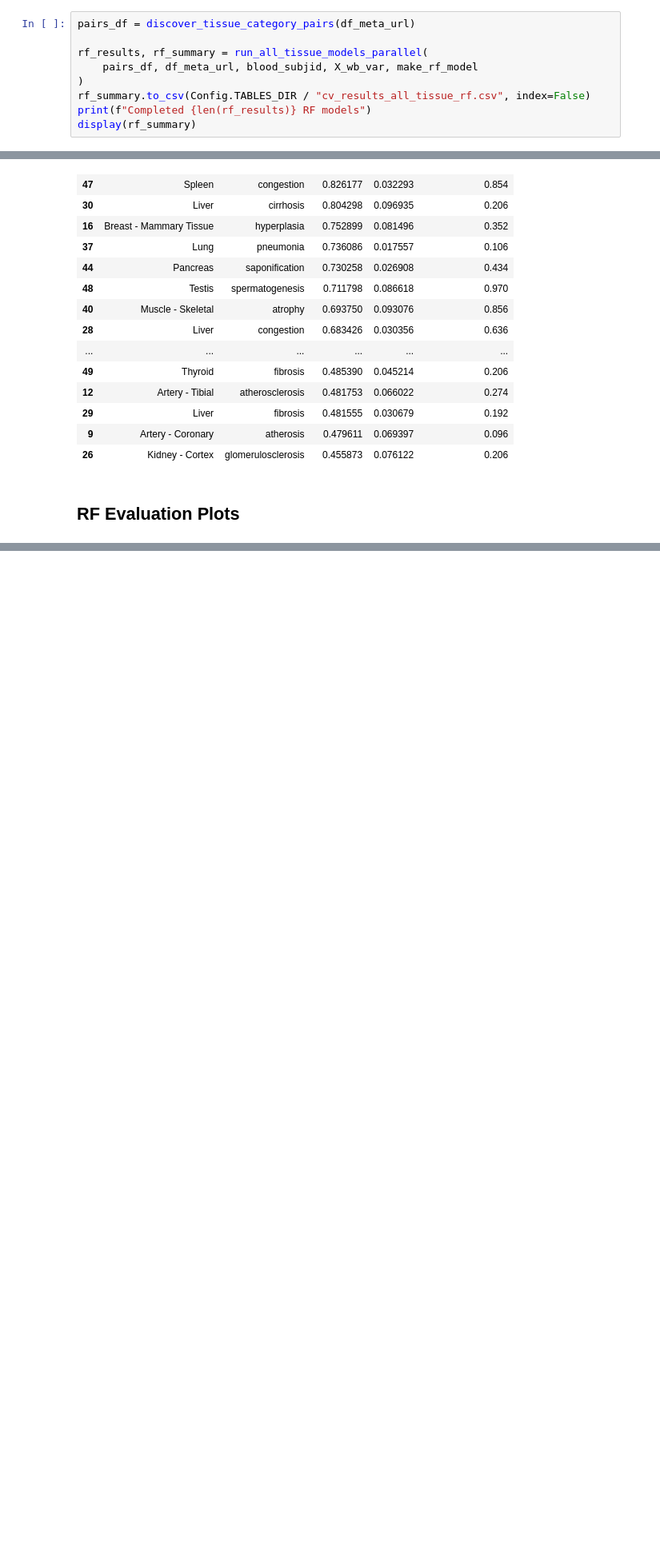
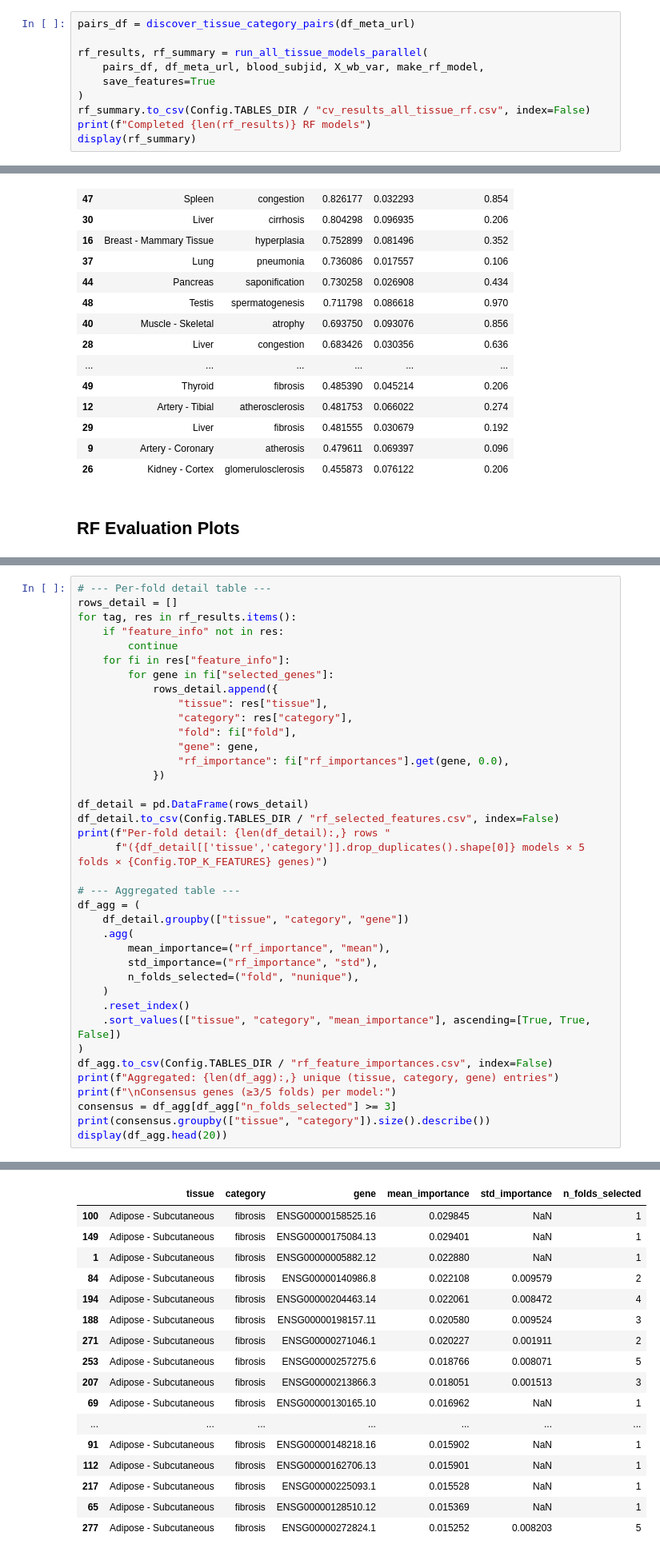
Before and after one commit to Cranjit9/gtex_gene_expression, a Jupyter notebook: notebooks/07_rf_variance_filter.ipynb, the cells around one changed output, grey strips where cells are left out. Shown at 80% size. Saved outputs shown, nothing was run; the diff lists cells and outputs as text; blank space fills up the shorter version.

```diff
--- a/notebooks/07_rf_variance_filter.ipynb
+++ b/notebooks/07_rf_variance_filter.ipynb
@@ -44,7 +44,8 @@ Filtered: 59,033 → 20,000 genes
 pairs_df = discover_tissue_category_pairs(df_meta_url)
 
 rf_results, rf_summary = run_all_tissue_models_parallel(
-    pairs_df, df_meta_url, blood_subjid, X_wb_var, make_rf_model
+    pairs_df, df_meta_url, blood_subjid, X_wb_var, make_rf_model,
+    save_features=True
 )
 rf_summary.to_csv(Config.TABLES_DIR / "cv_results_all_tissue_rf.csv", index=False)
 print(f"Completed {len(rf_results)} RF models")
@@ -92,0 +99,39 @@ plot_boxplot_grid(rf_results,
+# %%
+# --- Per-fold detail table ---
+rows_detail = []
+for tag, res in rf_results.items():
+    if "feature_info" not in res:
+        continue
+    for fi in res["feature_info"]:
+        for gene in fi["selected_genes"]:
+            rows_detail.append({
+                "tissue": res["tissue"],
+                "category": res["category"],
+                "fold": fi["fold"],
+                "gene": gene,
+                "rf_importance": fi["rf_importances"].get(gene, 0.0),
+            })
+
+df_detail = pd.DataFrame(rows_detail)
+df_detail.to_csv(Config.TABLES_DIR / "rf_selected_features.csv", index=False)
+print(f"Per-fold detail: {len(df_detail):,} rows "
+      f"({df_detail[['tissue','category']].drop_duplicates().shape[0]} models × 5 folds × {Config.TOP_K_FEATURES} genes)")
+
+# --- Aggregated table ---
+df_agg = (
+    df_detail.groupby(["tissue", "category", "gene"])
+    .agg(
+        mean_importance=("rf_importance", "mean"),
+        std_importance=("rf_importance", "std"),
+        n_folds_selected=("fold", "nunique"),
+    )
+    .reset_index()
+    .sort_values(["tissue", "category", "mean_importance"], ascending=[True, True, False])
+)
+df_agg.to_csv(Config.TABLES_DIR / "rf_feature_importances.csv", index=False)
+print(f"Aggregated: {len(df_agg):,} unique (tissue, category, gene) entries")
+print(f"\nConsensus genes (≥3/5 folds) per model:")
+consensus = df_agg[df_agg["n_folds_selected"] >= 3]
+print(consensus.groupby(["tissue", "category"]).size().describe())
+display(df_agg.head(20))
+# %% [output]
@@ -92,0 +151,17 @@ plot_boxplot_grid(rf_results,
+|  | tissue | category | gene | mean_importance | std_importance | n_folds_selected |
+| 100 | Adipose - Subcutaneous | fibrosis | ENSG00000158525.16 | 0.029845 | NaN | 1 |
+| 149 | Adipose - Subcutaneous | fibrosis | ENSG00000175084.13 | 0.029401 | NaN | 1 |
+| 1 | Adipose - Subcutaneous | fibrosis | ENSG00000005882.12 | 0.022880 | NaN | 1 |
+| 84 | Adipose - Subcutaneous | fibrosis | ENSG00000140986.8 | 0.022108 | 0.009579 | 2 |
+| 194 | Adipose - Subcutaneous | fibrosis | ENSG00000204463.14 | 0.022061 | 0.008472 | 4 |
+| 188 | Adipose - Subcutaneous | fibrosis | ENSG00000198157.11 | 0.020580 | 0.009524 | 3 |
+| 271 | Adipose - Subcutaneous | fibrosis | ENSG00000271046.1 | 0.020227 | 0.001911 | 2 |
+| 253 | Adipose - Subcutaneous | fibrosis | ENSG00000257275.6 | 0.018766 | 0.008071 | 5 |
+| 207 | Adipose - Subcutaneous | fibrosis | ENSG00000213866.3 | 0.018051 | 0.001513 | 3 |
+| 69 | Adipose - Subcutaneous | fibrosis | ENSG00000130165.10 | 0.016962 | NaN | 1 |
+| ... | ... | ... | ... | ... | ... | ... |
+| 91 | Adipose - Subcutaneous | fibrosis | ENSG00000148218.16 | 0.015902 | NaN | 1 |
+| 112 | Adipose - Subcutaneous | fibrosis | ENSG00000162706.13 | 0.015901 | NaN | 1 |
+| 217 | Adipose - Subcutaneous | fibrosis | ENSG00000225093.1 | 0.015528 | NaN | 1 |
+| 65 | Adipose - Subcutaneous | fibrosis | ENSG00000128510.12 | 0.015369 | NaN | 1 |
+| 277 | Adipose - Subcutaneous | fibrosis | ENSG00000272824.1 | 0.015252 | 0.008203 | 5 |
```
Also changed, not shown: parts of 4 cells of this notebook, 8 other files.
